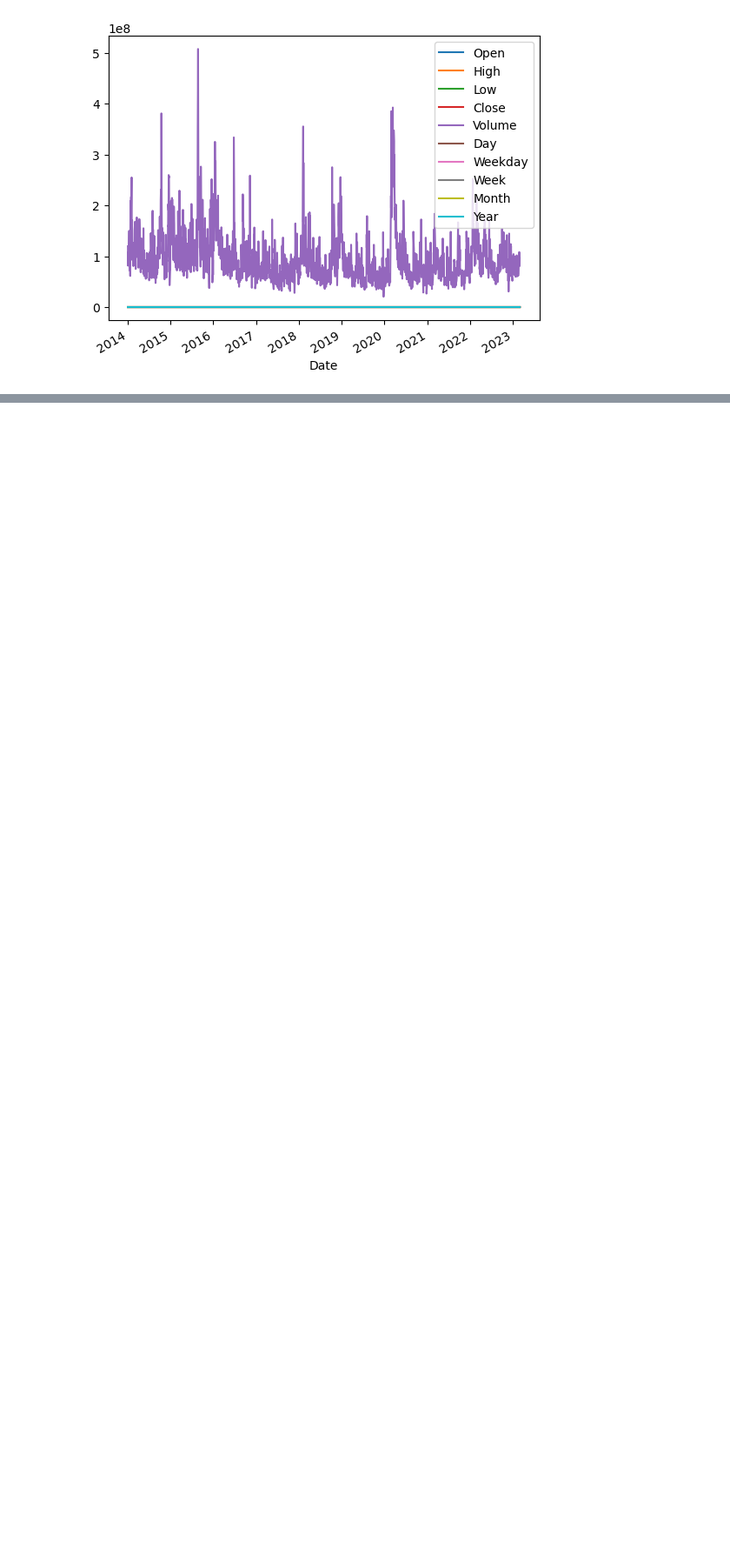
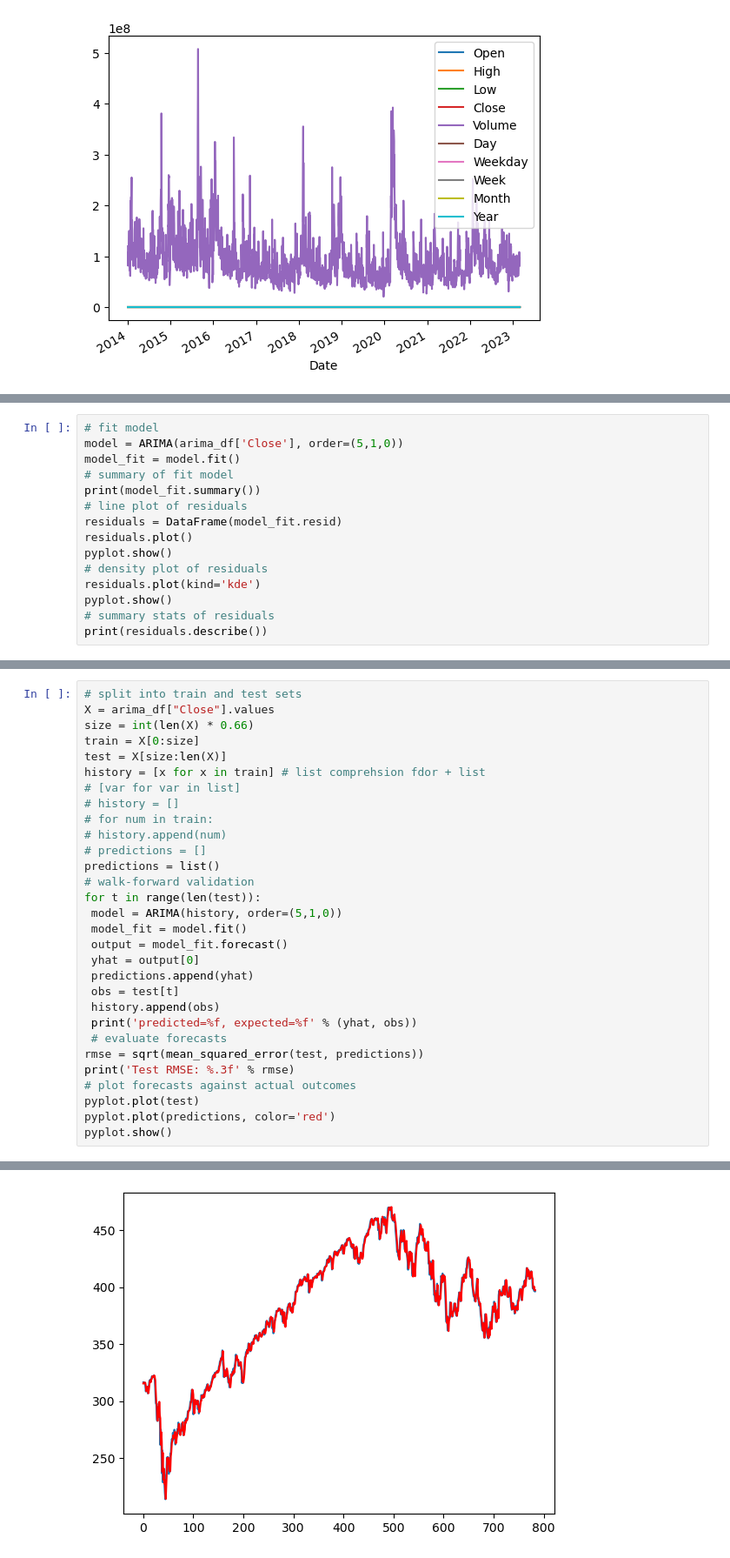
Before and after one commit to briabr/Investment-chat-bot, a Jupyter notebook: ARIMA_model.ipynb, the cells around one changed output, grey strips where cells are left out. Shown at 87% size. Saved outputs shown, nothing was run; the diff lists cells and outputs as text; blank space fills up the shorter version.

```diff
--- a/ARIMA_model.ipynb
+++ b/ARIMA_model.ipynb
@@ -73,3 +74,18 @@ min     -26.865681
 50%       0.153871
 75%       1.402470
 max     154.989548
+# %%
+# fit model
+model = ARIMA(arima_df['Close'], order=(5,1,0))
+model_fit = model.fit()
+# summary of fit model
+print(model_fit.summary())
+# line plot of residuals
+residuals = DataFrame(model_fit.resid)
+residuals.plot()
+pyplot.show()
+# density plot of residuals
+residuals.plot(kind='kde')
+pyplot.show()
+# summary stats of residuals
+print(residuals.describe())
@@ -75,0 +126,31 @@ max     154.989548
+# %%
+# split into train and test sets
+X = arima_df["Close"].values
+size = int(len(X) * 0.66)
+train = X[0:size]
+test = X[size:len(X)]
+history = [x for x in train] # list comprehsion fdor + list
+# [var for var in list]
+# history = []
+# for num in train:
+# history.append(num)
+# predictions = []
+predictions = list()
+# walk-forward validation
+for t in range(len(test)):
+ model = ARIMA(history, order=(5,1,0))
+ model_fit = model.fit()
+ output = model_fit.forecast()
+ yhat = output[0]
+ predictions.append(yhat)
+ obs = test[t]
+ history.append(obs)
+ print('predicted=%f, expected=%f' % (yhat, obs))
+ # evaluate forecasts
+rmse = sqrt(mean_squared_error(test, predictions))
+print('Test RMSE: %.3f' % rmse)
+# plot forecasts against actual outcomes
+pyplot.plot(test)
+pyplot.plot(predictions, color='red')
+pyplot.show()
+# %% [output]
@@ -75,0 +174 @@ max     154.989548
+[figure, added]
```
Also changed, not shown: parts of 5 cells of this notebook, 1 other file.
